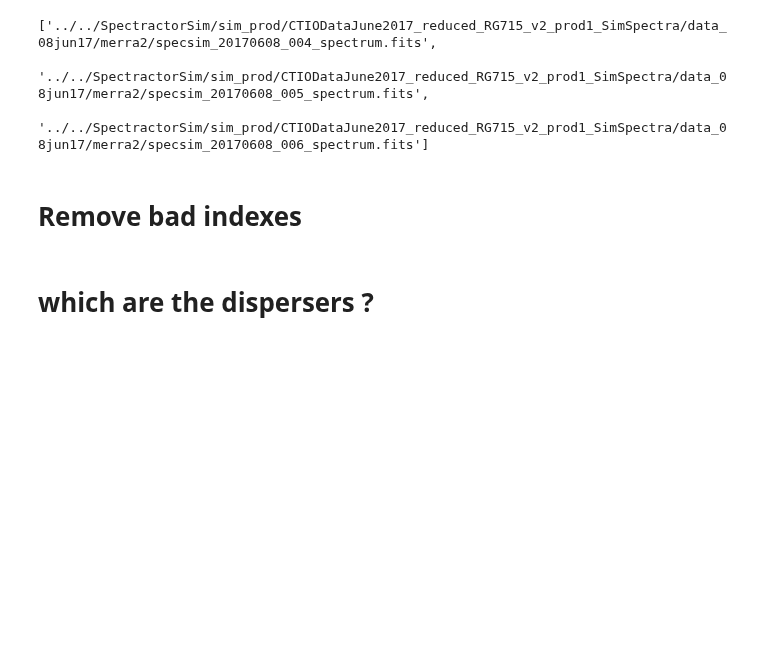
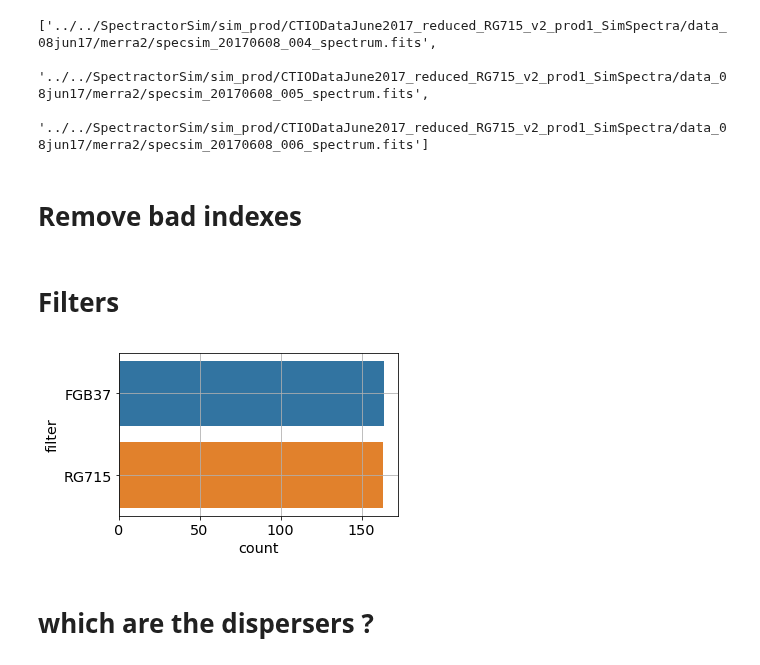
Before and after one commit to sylvielsstfr/SpectractorAnaAtm, a Jupyter notebook: ana_08jun17/GetDisperserTransmission.ipynb, the cells around one changed output. Drawn from its saved outputs; the diff is of its cells as text; code cells hidden in the pictures; blank space fills up the shorter version.

Commit message:
add info on filter

```diff
--- a/ana_08jun17/GetDisperserTransmission.ipynb
+++ b/ana_08jun17/GetDisperserTransmission.ipynb
@@ -342,6 +342,14 @@ for ffn in all_simspectrafiles3:
         file_toremove.append(ffn)
 for f in file_toremove:
     all_simspectrafiles3.remove(f)
+# %% [markdown]
+# Filters
+# %%
+plt.figure(figsize=(5,3))
+sns.countplot(y='filter', data=sel2_obs)
+plt.grid(True)
+# %% [output]
+[figure, added]
 # %% [markdown]
 # which are the dispersers ?
 # %%
```
Also changed, not shown: 6 other files.
